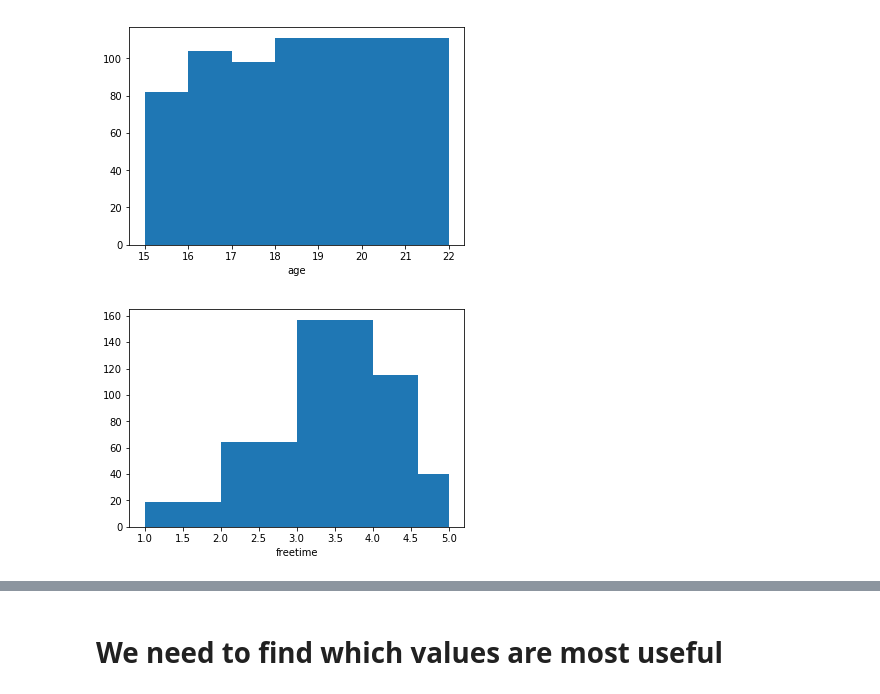
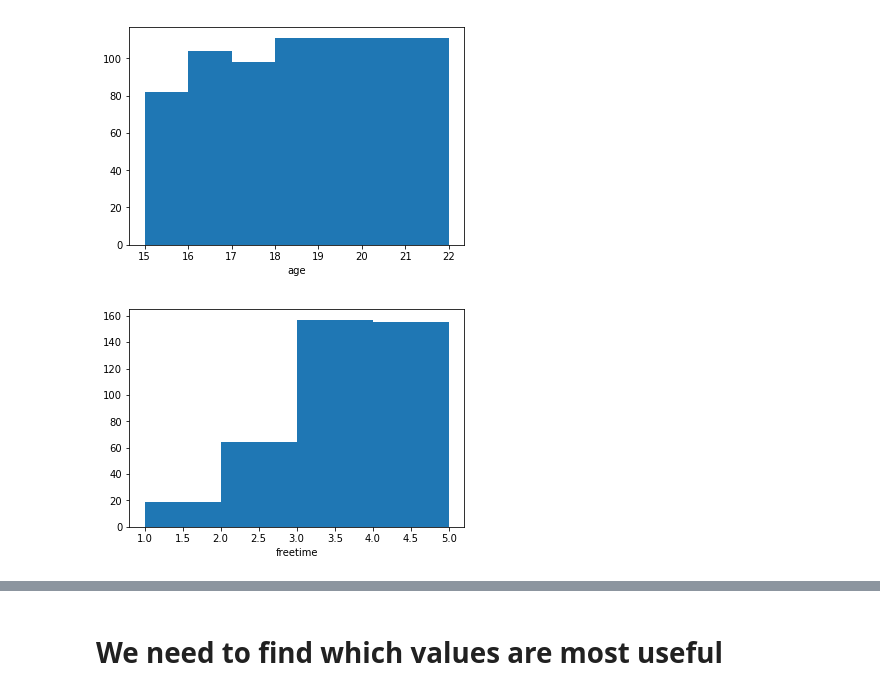
Before and after one commit to silvercam15/Data-Science---Exploring-the-Influence-of-Social-Life-on-Academics, a Jupyter notebook: Data Science Project.ipynb, the cells around one changed output, grey strips where cells are left out. Saved outputs shown, nothing was run; the diff lists cells and outputs as text; code cells hidden in the pictures.

```diff
--- a/Data Science Project.ipynb
+++ b/Data Science Project.ipynb
@@ -93,10 +93,10 @@ plt.show()
 # %% [output]
 [figure]
 # %%
-bins = pd.qcut(math_data['freetime'], 10, retbins=True,duplicates='drop')[1]
+bins = pd.qcut(math_data['freetime'], 5, retbins=True,duplicates='drop')[1]
 
 plt.hist(math_data['freetime'], bins, range=(bins.min(),bins.max())) # matplotlib hist function
 plt.xlabel('freetime')
 plt.show()
 # %% [output]
-[figure, old version]
+[figure, new version]
```
Also changed, not shown: parts of 4 cells of this notebook.
